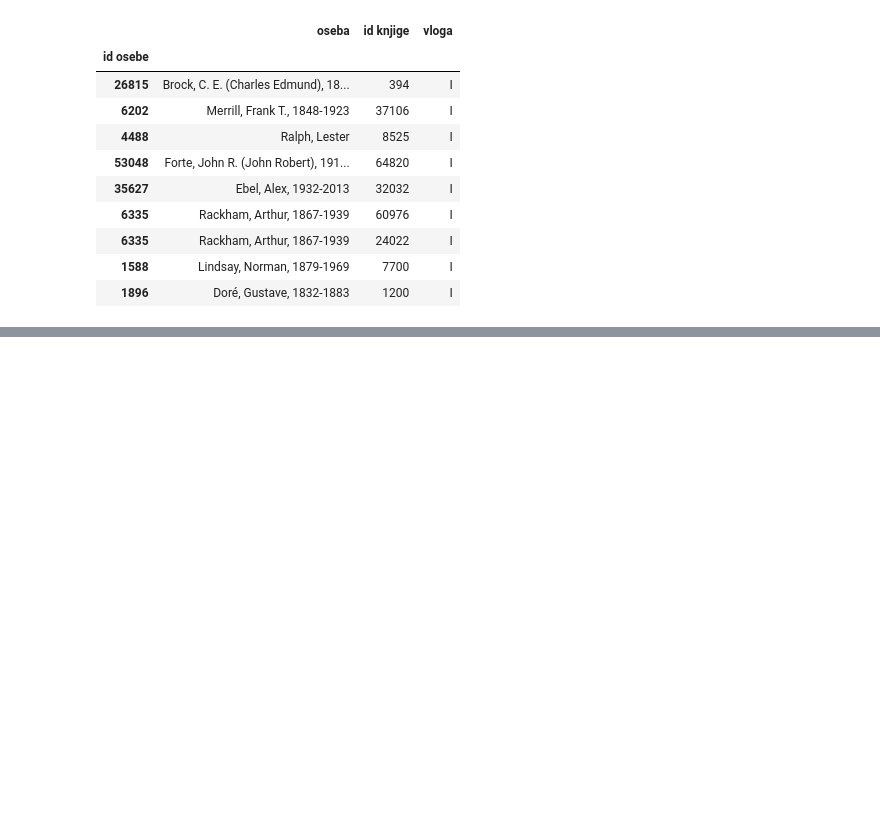
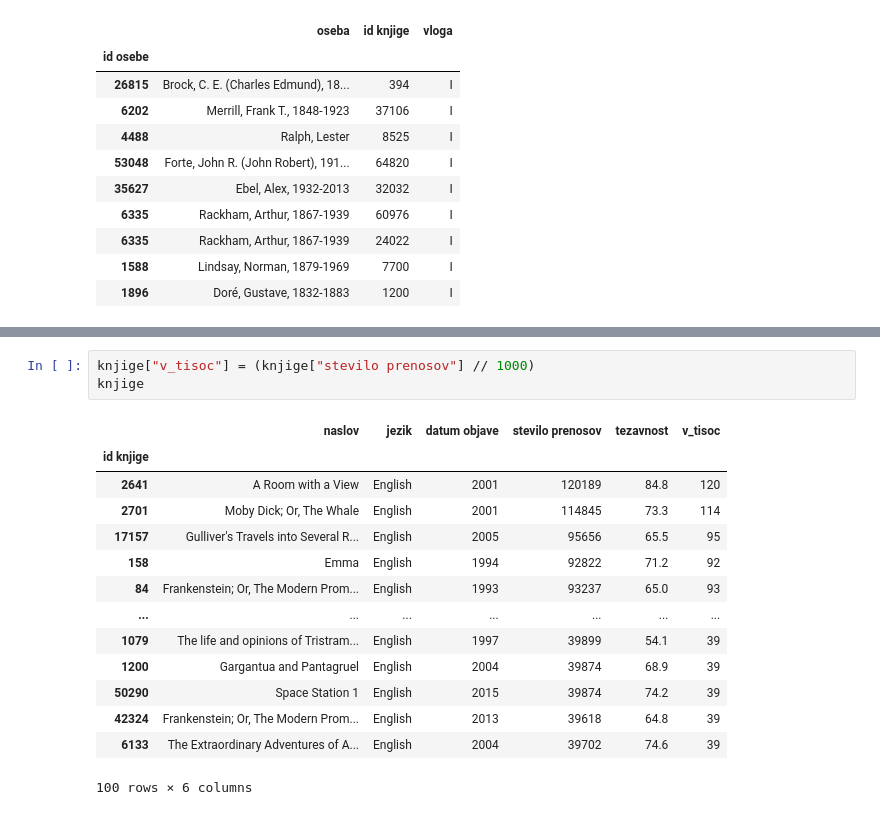
Before and after one commit to K-Larisa/seminarska-UVP, a Jupyter notebook: analiza_podatkov.ipynb, the cells around one changed output, grey strips where cells are left out. Drawn from its saved outputs; the diff is of its cells as text; blank space fills up the shorter version.

```diff
--- a/analiza_podatkov.ipynb
+++ b/analiza_podatkov.ipynb
@@ -132,0 +164,18 @@ ilustratorji
+# %%
+knjige["v_tisoc"] = (knjige["stevilo prenosov"] // 1000)
+knjige
+# %% [output]
+|  | naslov | jezik | datum objave | stevilo prenosov | tezavnost | v_tisoc |
+| id knjige |  |  |  |  |  |  |
+| 2641 | A Room with a View | English | 2001 | 120189 | 84.8 | 120 |
+| 2701 | Moby Dick; Or, The Whale | English | 2001 | 114845 | 73.3 | 114 |
+| 17157 | Gulliver's Travels into Several R... | English | 2005 | 95656 | 65.5 | 95 |
+| 158 | Emma | English | 1994 | 92822 | 71.2 | 92 |
+| 84 | Frankenstein; Or, The Modern Prom... | English | 1993 | 93237 | 65.0 | 93 |
+| ... | ... | ... | ... | ... | ... | ... |
+| 1079 | The life and opinions of Tristram... | English | 1997 | 39899 | 54.1 | 39 |
+| 1200 | Gargantua and Pantagruel | English | 2004 | 39874 | 68.9 | 39 |
+| 50290 | Space Station 1 | English | 2015 | 39874 | 74.2 | 39 |
+| 42324 | Frankenstein; Or, The Modern Prom... | English | 2013 | 39618 | 64.8 | 39 |
+| 6133 | The Extraordinary Adventures of A... | English | 2004 | 39702 | 74.6 | 39 |
+100 rows × 6 columns
```
Also changed, not shown: parts of 4 cells of this notebook.
